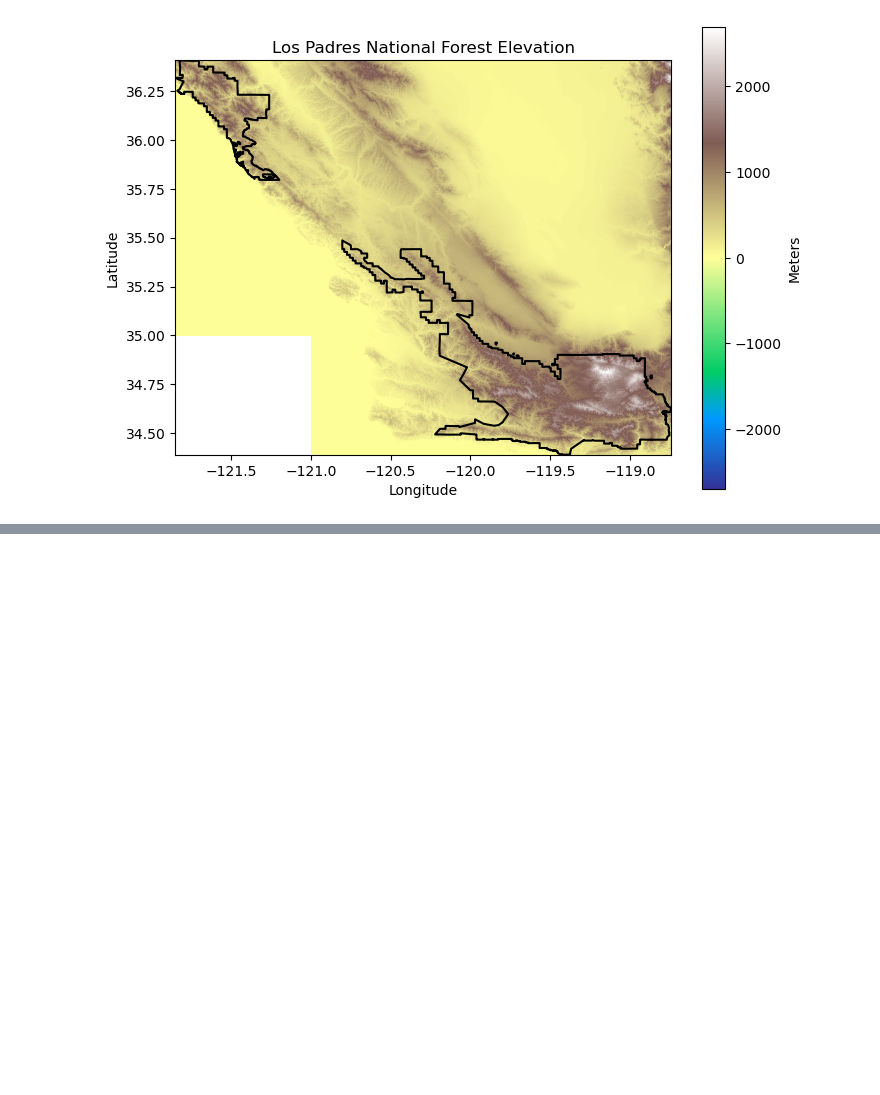
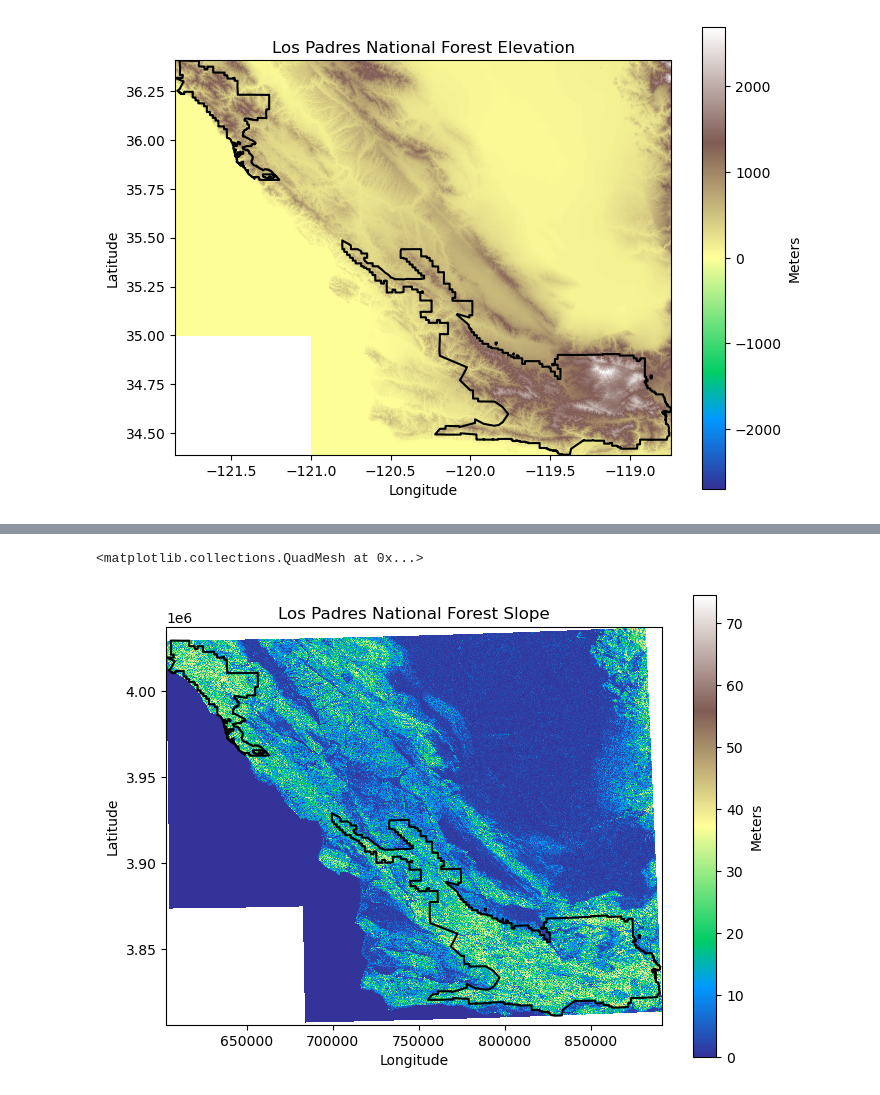
Before and after one commit to lauren-alexandra/habitat-suitability, a Jupyter notebook: notebooks/main.ipynb, the cells around one changed output, grey strips where cells are left out. Drawn from its saved outputs; the diff is of its cells as text; code cells hidden in the pictures; blank space fills up the shorter version.

```diff
--- a/notebooks/main.ipynb
+++ b/notebooks/main.ipynb
@@ -327,0 +372,15 @@ los_padres_elev_plt
+# %%
+# Plot Los Padres slope
+
+los_padres_slope_plt = plot_site(
+    # To plot boundary, reproject from lat/long to UTM_10_EPSG
+    los_padres_slope_da, los_padres_gdf.to_crs(UTM_10_EPSG),
+    'Los-Padres-Forest-Slope',
+    'Los Padres National Forest Slope',
+    'Meters', 'terrain', 'black'
+)
+
+los_padres_slope_plt
+# %% [output]
+<matplotlib.collections.QuadMesh at 0x...>
+[figure, added]
```
Also changed, not shown: parts of 5 cells of this notebook, 2 other files.
